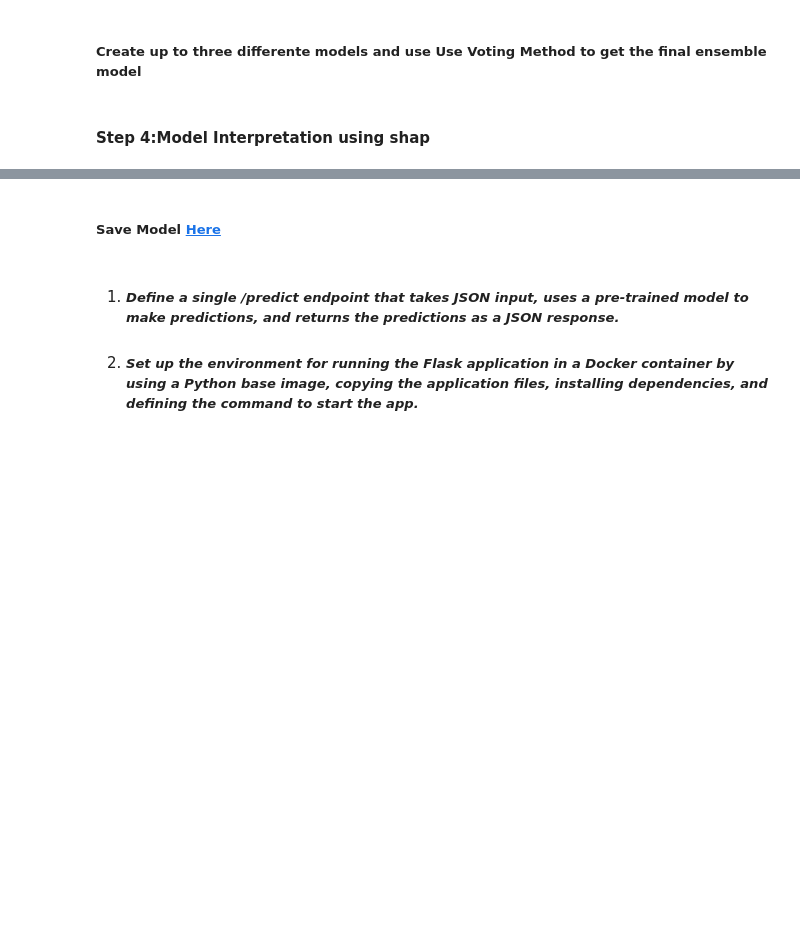
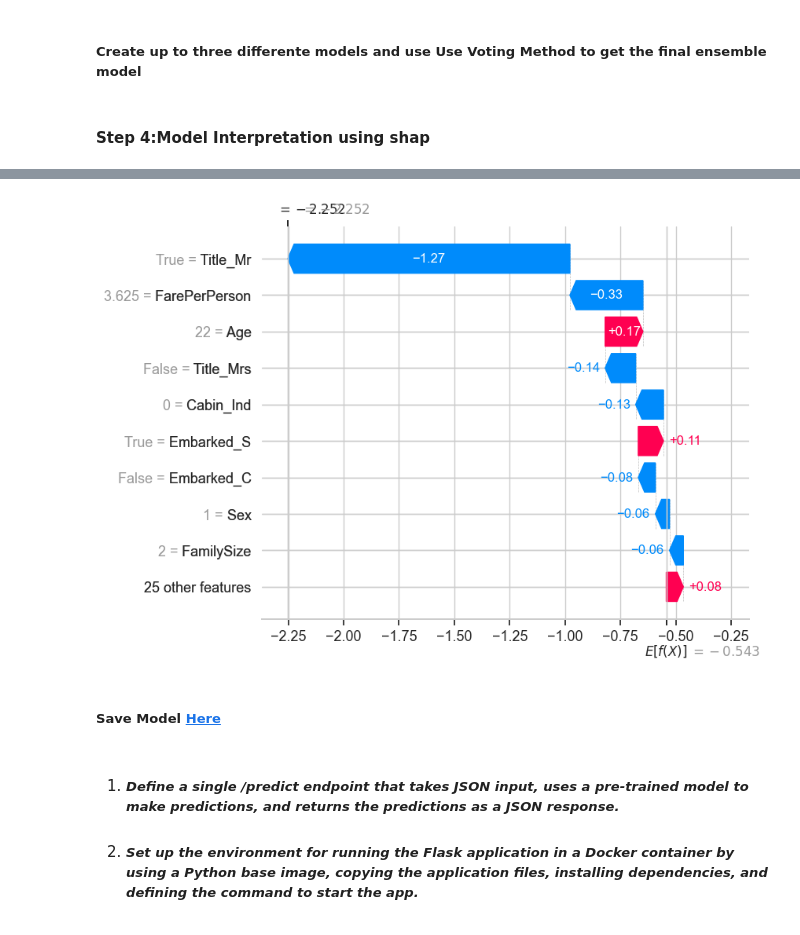
Before and after one commit to JoshOlam/datascience-assessment, a Jupyter notebook: Joshua-Skaletek.ipynb, the cells around one changed output, grey strips where cells are left out. Drawn from its saved outputs; the diff is of its cells as text; code cells hidden in the pictures; blank space fills up the shorter version.

```diff
--- a/Joshua-Skaletek.ipynb
+++ b/Joshua-Skaletek.ipynb
@@ -588,10 +591,12 @@ shap.plots.waterfall(decision_tree_shap_values)
 # %%
 xgb_model = xgboost.XGBClassifier().fit(X, y)
 xgb_explainer = shap.Explainer(xgb_model)
 xgb_shap_values = xgb_explainer(X)
 
 # visualize the first prediction's explanation
-shap.plots.waterfall(xgb_shap_values)
+shap.plots.waterfall(xgb_shap_values[0])
+# %% [output]
+[figure, added]
 # %% [markdown]
 ##### **Save Model** [Here](https://)
 # %% [markdown]
```
Also changed, not shown: parts of 2 cells of this notebook.
